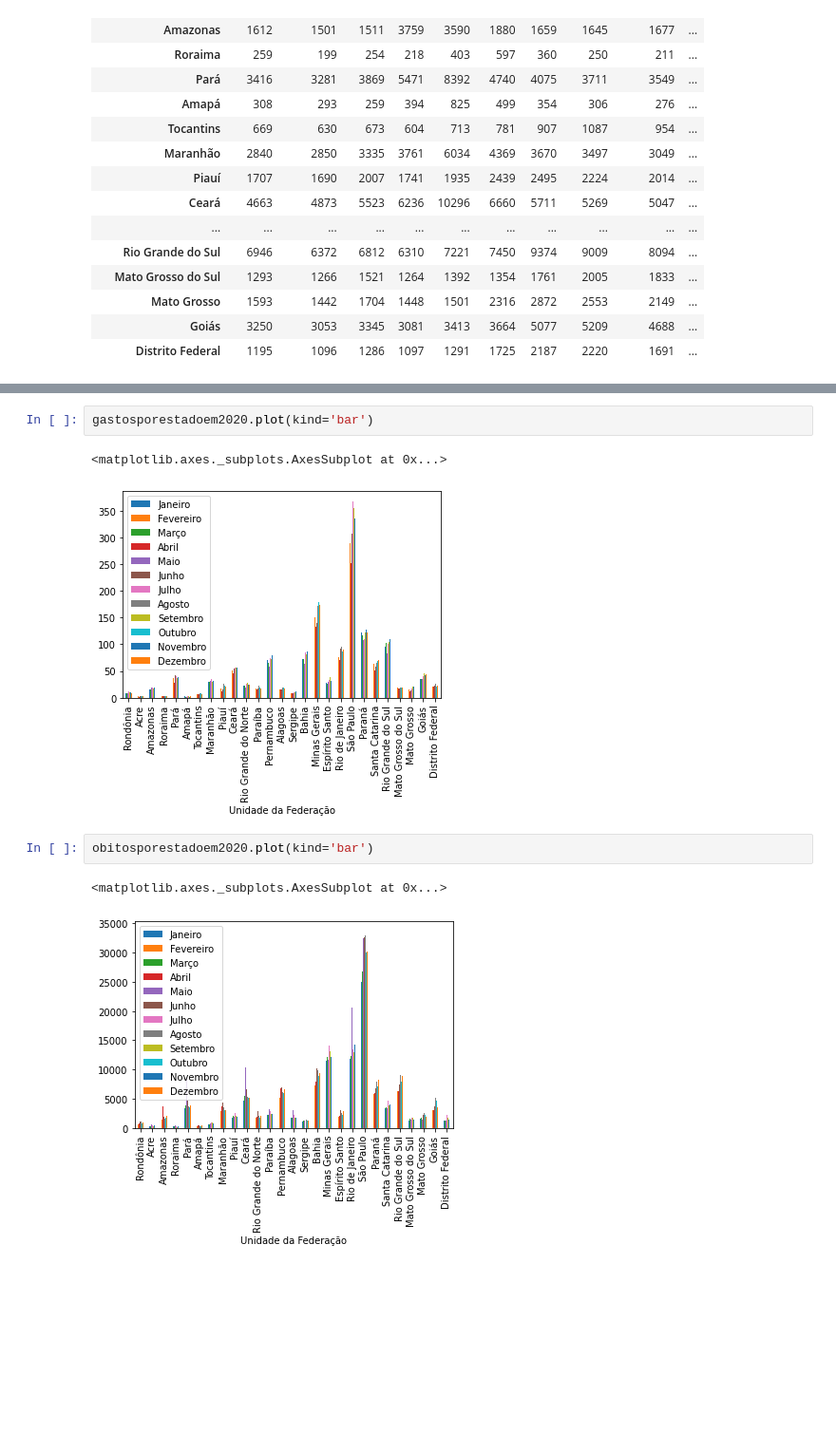
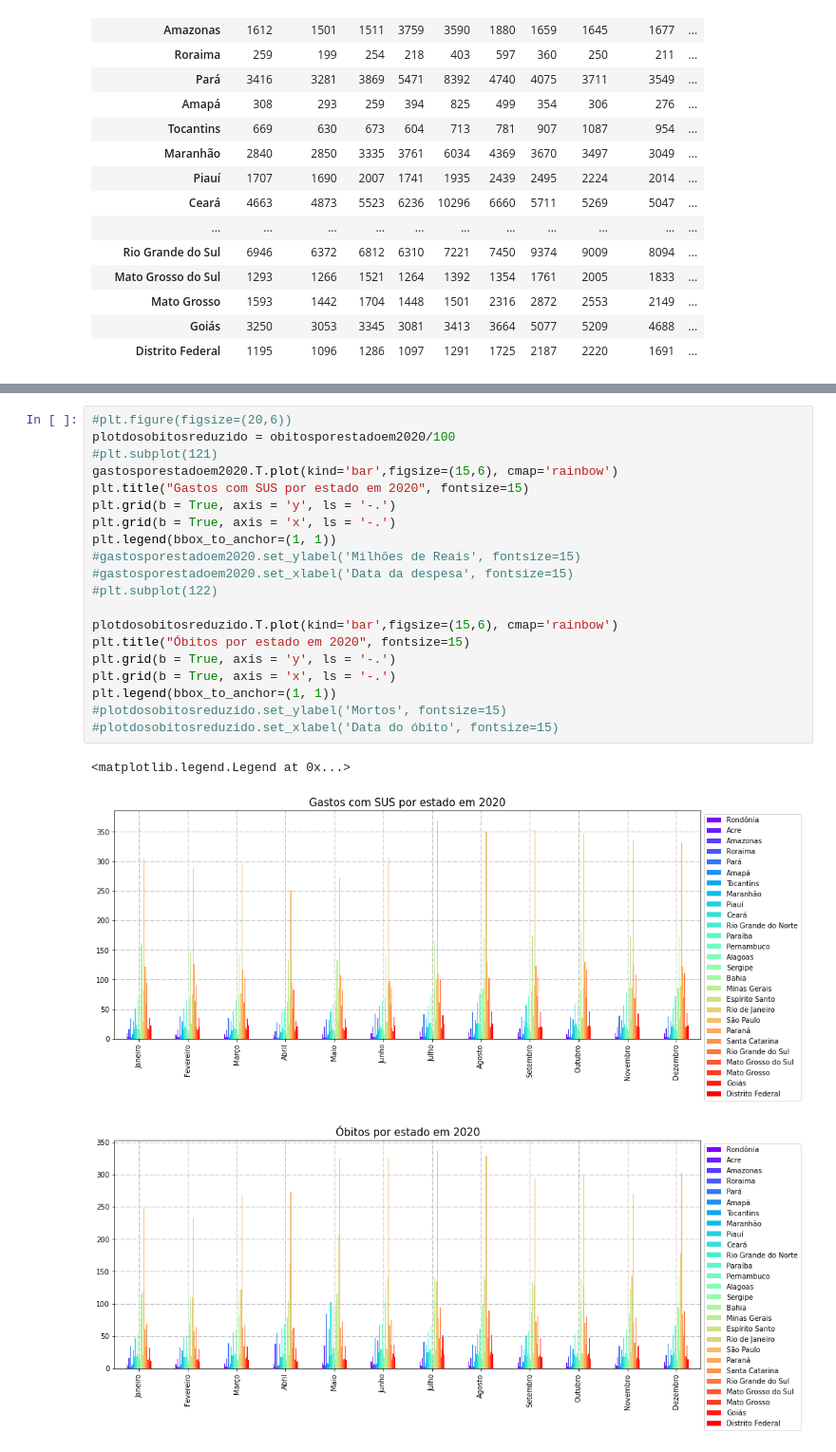
Before and after one commit to ricardosaj/Bootcamp-Data-Science-Alura, a Jupyter notebook: CadernoDoSuperDesafioModulo01.ipynb, the cells around one changed output, grey strips where cells are left out. Shown: that part at 95% size. Saved outputs shown, nothing was run; the diff lists cells and outputs as text; blank space fills up the shorter version.

```diff
--- a/CadernoDoSuperDesafioModulo01.ipynb
+++ b/CadernoDoSuperDesafioModulo01.ipynb
@@ -111,13 +133,27 @@ gastosporestadoem2020
 | Mato Grosso | 15.259436 | 15.066107 | 14.906973 | 12.563656 | 13.632849 | 13.215429 | 16.834651 | 19.706219 | 20.747222 | ... |
 | Goiás | 35.794875 | 35.048141 | 34.843938 | 30.932237 | 34.406945 | 36.101620 | 40.617189 | 46.248806 | 44.920822 | ... |
 | Distrito Federal | 22.341629 | 20.643441 | 22.947164 | 21.536505 | 19.058244 | 22.704335 | 25.269773 | 26.526196 | 20.056592 | ... |
-# %%
-gastosporestadoem2020.plot(kind='bar')
-# %% [output]
-<matplotlib.axes._subplots.AxesSubplot at 0x...>
-[figure, removed]
-# %%
-obitosporestadoem2020.plot(kind='bar')
-# %% [output]
-<matplotlib.axes._subplots.AxesSubplot at 0x...>
-[figure, removed]
+# %%
+#plt.figure(figsize=(20,6))
+plotdosobitosreduzido = obitosporestadoem2020/100
+#plt.subplot(121)
+gastosporestadoem2020.T.plot(kind='bar',figsize=(15,6), cmap='rainbow')
+plt.title("Gastos com SUS por estado em 2020", fontsize=15)
+plt.grid(b = True, axis = 'y', ls = '-.')
+plt.grid(b = True, axis = 'x', ls = '-.')
+plt.legend(bbox_to_anchor=(1, 1))
+#gastosporestadoem2020.set_ylabel('Milhões de Reais', fontsize=15)
+#gastosporestadoem2020.set_xlabel('Data da despesa', fontsize=15)
+#plt.subplot(122)
+
+plotdosobitosreduzido.T.plot(kind='bar',figsize=(15,6), cmap='rainbow')
+plt.title("Óbitos por estado em 2020", fontsize=15)
+plt.grid(b = True, axis = 'y', ls = '-.')
+plt.grid(b = True, axis = 'x', ls = '-.')
+plt.legend(bbox_to_anchor=(1, 1))
+#plotdosobitosreduzido.set_ylabel('Mortos', fontsize=15)
+#plotdosobitosreduzido.set_xlabel('Data do óbito', fontsize=15)
+# %% [output]
+<matplotlib.legend.Legend at 0x...>
+[figure, added]
+[figure, added]
```
Also changed, not shown: parts of 3 cells of this notebook.
